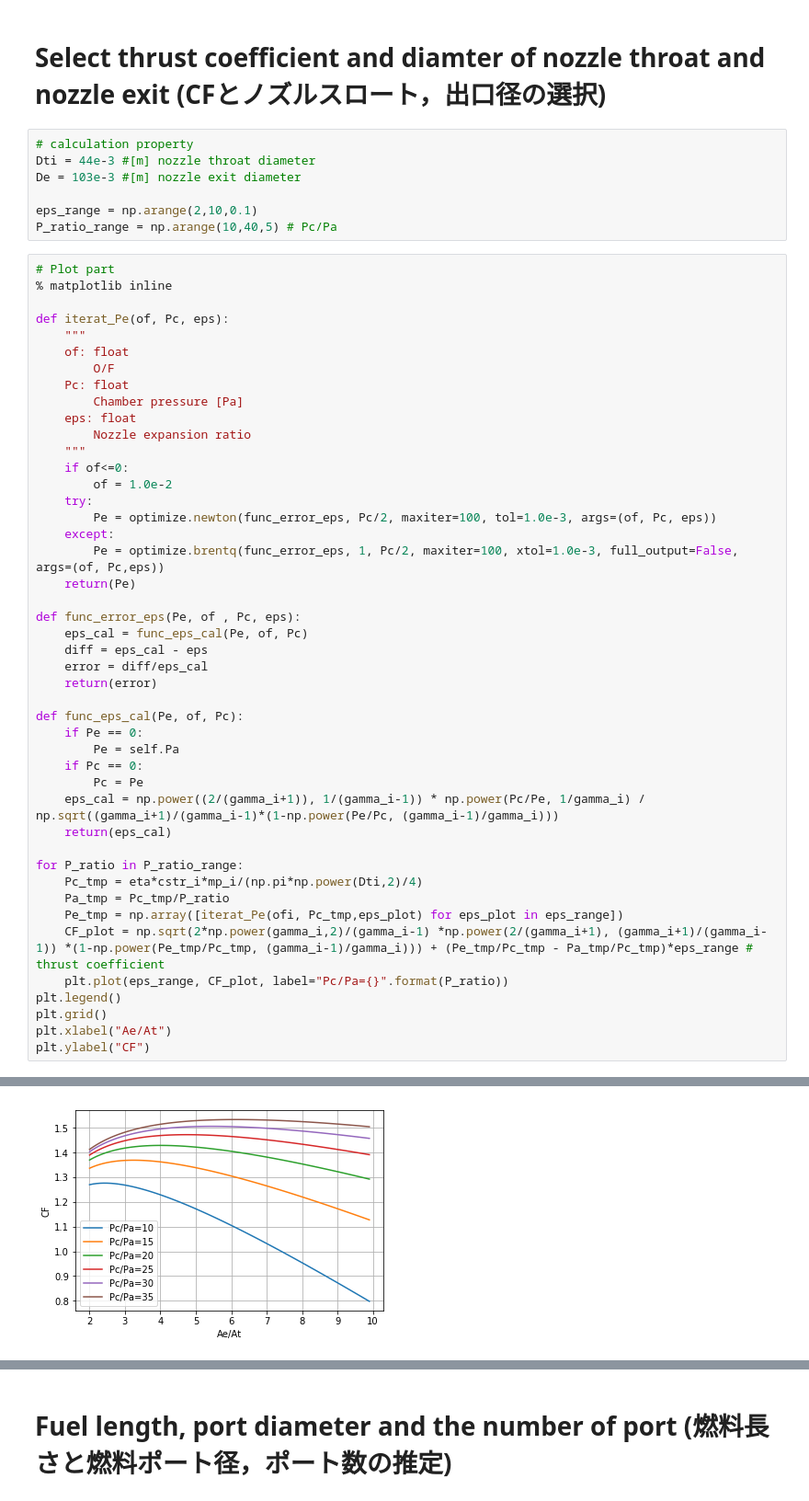
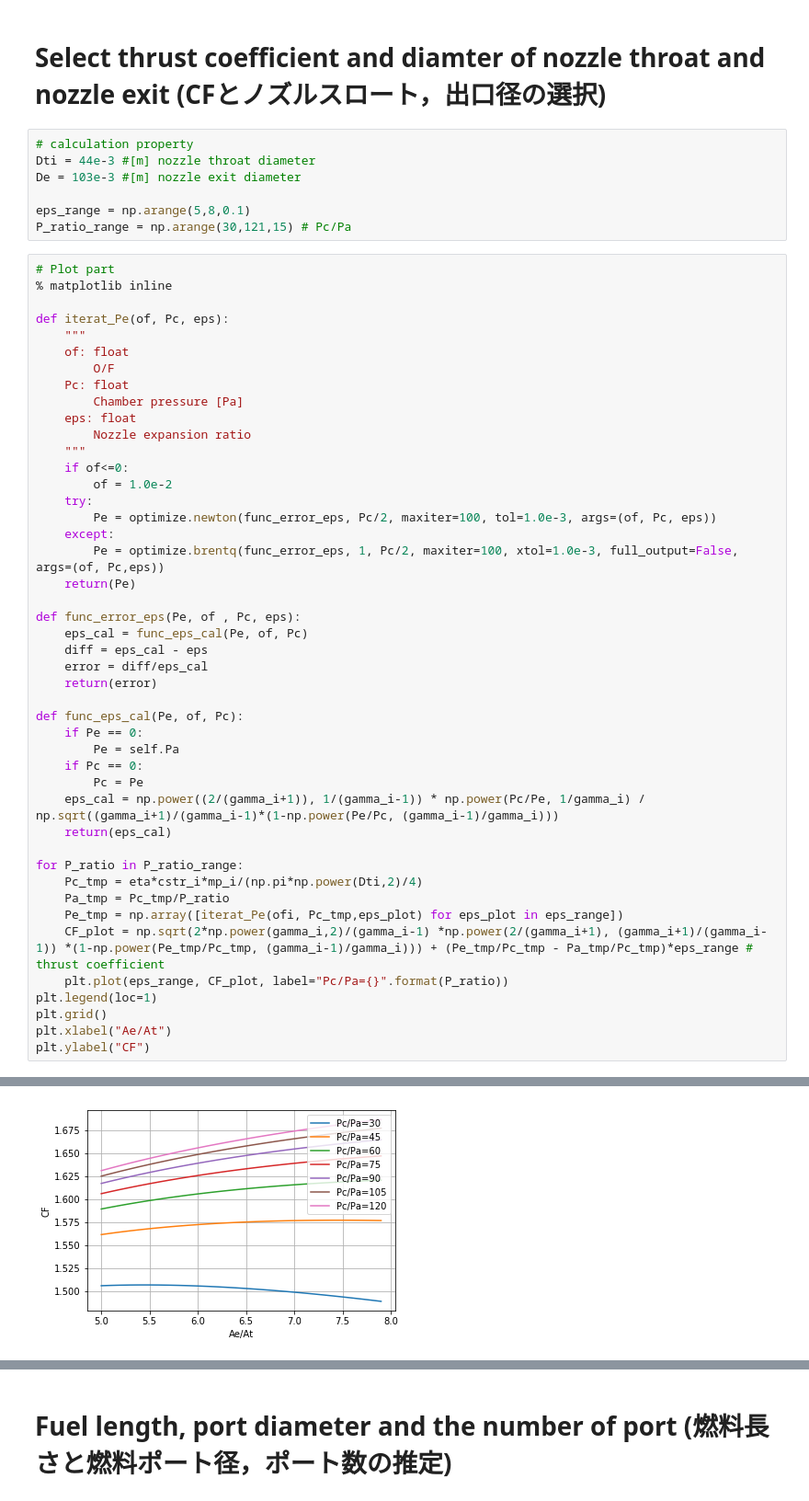
Before and after one commit to Blue-Swallow/cea_db_maker, a Jupyter notebook: HybridRocketDesignNotebook_LOX_Paraffin_reg.ipynb, the cells around one changed output, grey strips where cells are left out. Shown at 92% size. Cells and saved outputs as stored; diff of their text form.

```diff
--- a/HybridRocketDesignNotebook_LOX_Paraffin_reg.ipynb
+++ b/HybridRocketDesignNotebook_LOX_Paraffin_reg.ipynb
@@ -175,8 +175,8 @@ Nozzle exit diamter
 Dti = 44e-3 #[m] nozzle throat diameter
 De = 103e-3 #[m] nozzle exit diameter
 
-eps_range = np.arange(2,10,0.1)
-P_ratio_range = np.arange(10,40,5) # Pc/Pa
+eps_range = np.arange(5,8,0.1)
+P_ratio_range = np.arange(30,121,15) # Pc/Pa
 # %%
 # Plot part
 % matplotlib inline
@@ -196,35 +196,35 @@ def iterat_Pe(of, Pc, eps):
         Pe = optimize.newton(func_error_eps, Pc/2, maxiter=100, tol=1.0e-3, args=(of, Pc, eps))
     except:
         Pe = optimize.brentq(func_error_eps, 1, Pc/2, maxiter=100, xtol=1.0e-3, full_output=False, args=(of, Pc,eps))
     return(Pe)
 
 def func_error_eps(Pe, of , Pc, eps):
     eps_cal = func_eps_cal(Pe, of, Pc)
     diff = eps_cal - eps
     error = diff/eps_cal
     return(error)
 
 def func_eps_cal(Pe, of, Pc):
     if Pe == 0:
         Pe = self.Pa
     if Pc == 0:
         Pc = Pe
     eps_cal = np.power((2/(gamma_i+1)), 1/(gamma_i-1)) * np.power(Pc/Pe, 1/gamma_i) / np.sqrt((gamma_i+1)/(gamma_i-1)*(1-np.power(Pe/Pc, (gamma_i-1)/gamma_i)))
     return(eps_cal)
 
 for P_ratio in P_ratio_range:
     Pc_tmp = eta*cstr_i*mp_i/(np.pi*np.power(Dti,2)/4)
     Pa_tmp = Pc_tmp/P_ratio
     Pe_tmp = np.array([iterat_Pe(ofi, Pc_tmp,eps_plot) for eps_plot in eps_range])
     CF_plot = np.sqrt(2*np.power(gamma_i,2)/(gamma_i-1) *np.power(2/(gamma_i+1), (gamma_i+1)/(gamma_i-1)) *(1-np.power(Pe_tmp/Pc_tmp, (gamma_i-1)/gamma_i))) + (Pe_tmp/Pc_tmp - Pa_tmp/Pc_tmp)*eps_range # thrust coefficient
     plt.plot(eps_range, CF_plot, label="Pc/Pa={}".format(P_ratio))
-plt.legend()
+plt.legend(loc=1)
 plt.grid()
 plt.xlabel("Ae/At")
 plt.ylabel("CF")
 # %% [output]
 <matplotlib.text.Text at 0x...>
-[figure, old version]
+[figure, new version]
 # %%
 # Calculation Part
 eps = np.power(De/Dti, 2)
```
Also changed, not shown: parts of 2 cells of this notebook, 5 other files.
